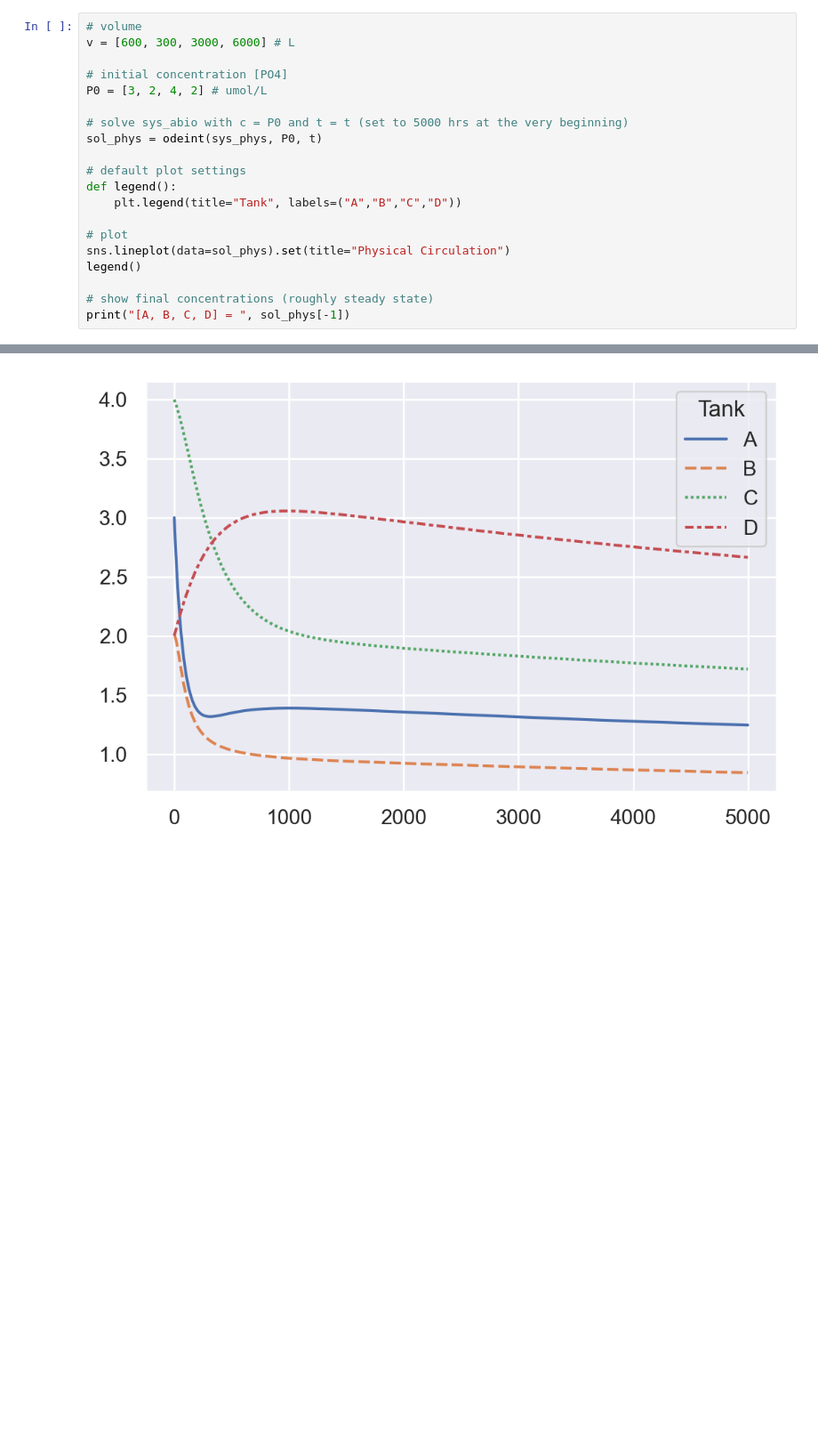
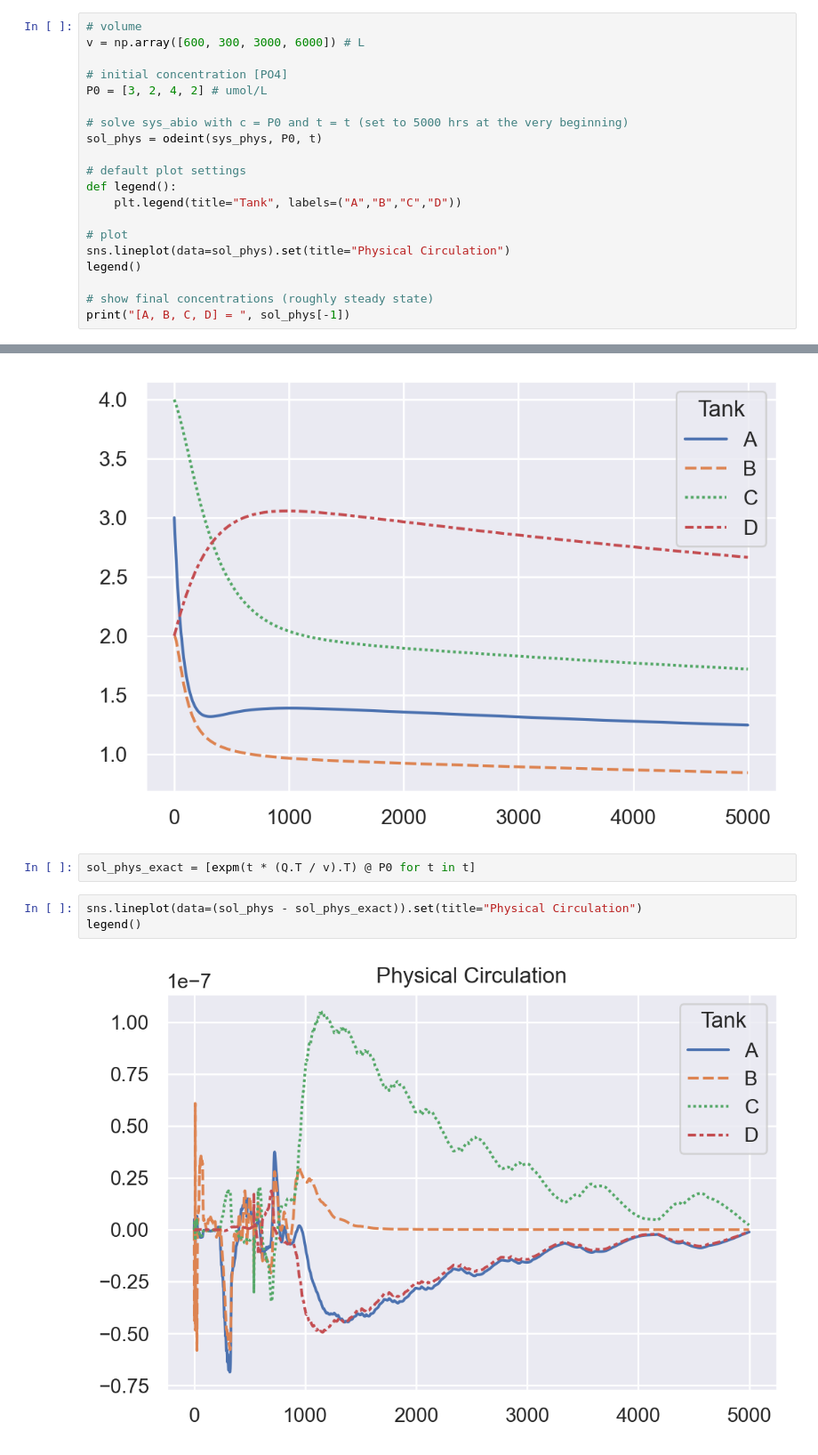
Before and after one commit to hernypeterson/nutrient-model, a Jupyter notebook: nutrient-model.ipynb, the cells around one changed output, grey strips where cells are left out. Shown: that part at 89% size. Saved outputs shown, nothing was run; the diff lists cells and outputs as text; blank space fills up the shorter version.

```diff
--- a/nutrient-model.ipynb
+++ b/nutrient-model.ipynb
@@ -200,7 +201,7 @@ Balance Check: [ True  True  True  True]
 Feel free to adjust $Q$ as you experiment with the model, but always check the row condition. Also, remember that the original values are meant to capture something about the real ocean. In any case, it's time to solve our system. Remember, we're looking for the computer to perform the transformation $\mathbf{c}'=f(\mathbf{c})\longrightarrow\mathbf{c} = g(t)$, so we can finally predict each concentration $\mathbf{c}$ for some time in the future $t$. We'll first want to define volumes $\mathbf{v}$ and our initial concentrations $\mathbf{c}$. Then the computer solves and plots $\mathbf{c} = g(t)$
 # %%
 # volume
-v = [600, 300, 3000, 6000] # L
+v = np.array([600, 300, 3000, 6000]) # L
 
 # initial concentration [PO4]
 P0 = [3, 2, 4, 2] # umol/L
@@ -378,3 +378,10 @@ sns.lineplot(data=sol_super_oxy[:,:4])
 legend()
 # %% [output]
 [figure]
+# %%
+sol_phys_exact = [expm(t * (Q.T / v).T) @ P0 for t in t]
+# %%
+sns.lineplot(data=(sol_phys - sol_phys_exact)).set(title="Physical Circulation")
+legend()
+# %% [output]
+[figure, added]
```
Also changed, not shown: parts of 3 cells of this notebook.
